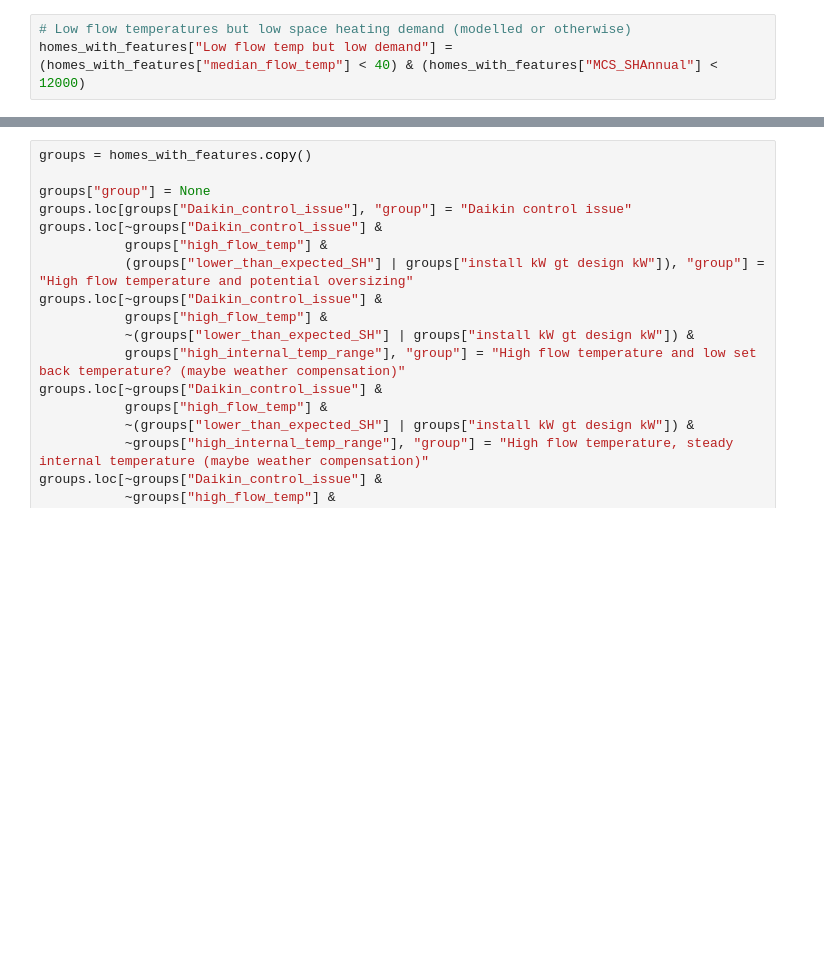
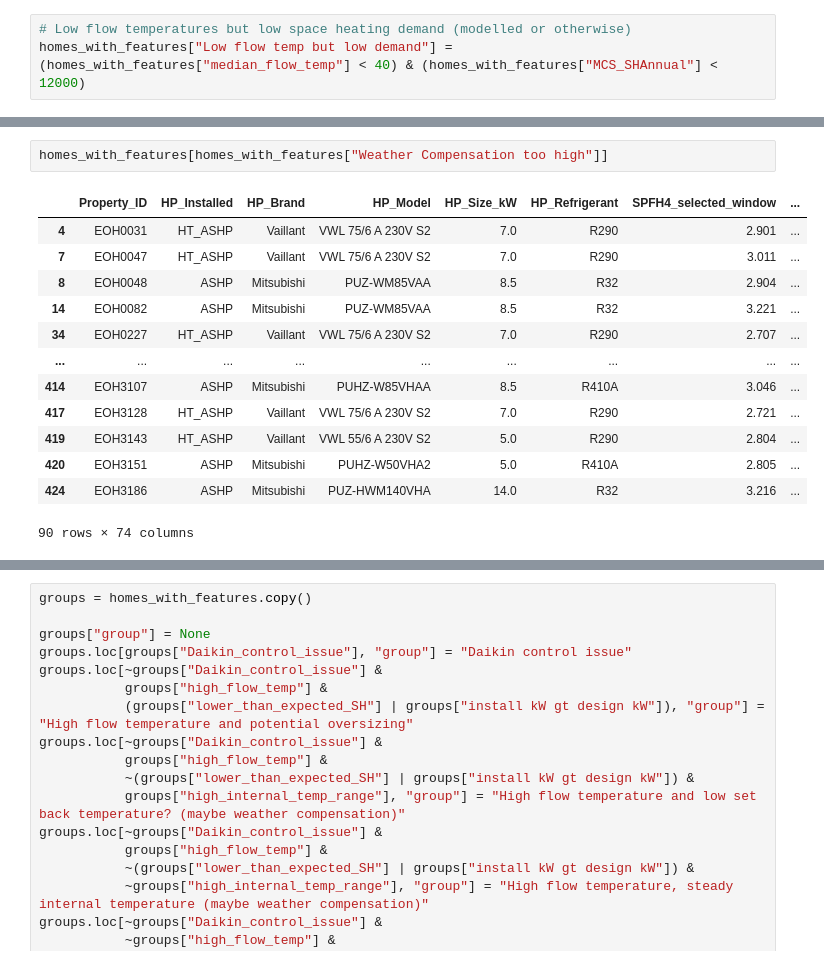
Before and after one commit to samyoung-dsci/electrification_of_heat, a Jupyter notebook: notebooks/simple_ashp_cycling_classification.ipynb, the cells around one changed output, grey strips where cells are left out. Drawn from its saved outputs; the diff is of its cells as text; blank space fills up the shorter version.

```diff
--- a/notebooks/simple_ashp_cycling_classification.ipynb
+++ b/notebooks/simple_ashp_cycling_classification.ipynb
@@ -137,0 +208,16 @@ px.scatter(homes_with_features, x="percentage_time_on", y="SPFH4_selected_window
+# %%
+homes_with_features[homes_with_features["Weather Compensation too high"]]
+# %% [output]
+|  | Property_ID | HP_Installed | HP_Brand | HP_Model | HP_Size_kW | HP_Refrigerant | SPFH4_selected_window | ... |
+| 4 | EOH0031 | HT_ASHP | Vaillant | VWL 75/6 A 230V S2 | 7.0 | R290 | 2.901 | ... |
+| 7 | EOH0047 | HT_ASHP | Vaillant | VWL 75/6 A 230V S2 | 7.0 | R290 | 3.011 | ... |
+| 8 | EOH0048 | ASHP | Mitsubishi | PUZ-WM85VAA | 8.5 | R32 | 2.904 | ... |
+| 14 | EOH0082 | ASHP | Mitsubishi | PUZ-WM85VAA | 8.5 | R32 | 3.221 | ... |
+| 34 | EOH0227 | HT_ASHP | Vaillant | VWL 75/6 A 230V S2 | 7.0 | R290 | 2.707 | ... |
+| ... | ... | ... | ... | ... | ... | ... | ... | ... |
+| 414 | EOH3107 | ASHP | Mitsubishi | PUHZ-W85VHAA | 8.5 | R410A | 3.046 | ... |
+| 417 | EOH3128 | HT_ASHP | Vaillant | VWL 75/6 A 230V S2 | 7.0 | R290 | 2.721 | ... |
+| 419 | EOH3143 | HT_ASHP | Vaillant | VWL 55/6 A 230V S2 | 5.0 | R290 | 2.804 | ... |
+| 420 | EOH3151 | ASHP | Mitsubishi | PUHZ-W50VHA2 | 5.0 | R410A | 2.805 | ... |
+| 424 | EOH3186 | ASHP | Mitsubishi | PUZ-HWM140VHA | 14.0 | R32 | 3.216 | ... |
+90 rows × 74 columns
```
Also changed, not shown: parts of 30 cells of this notebook, 4 other files.
